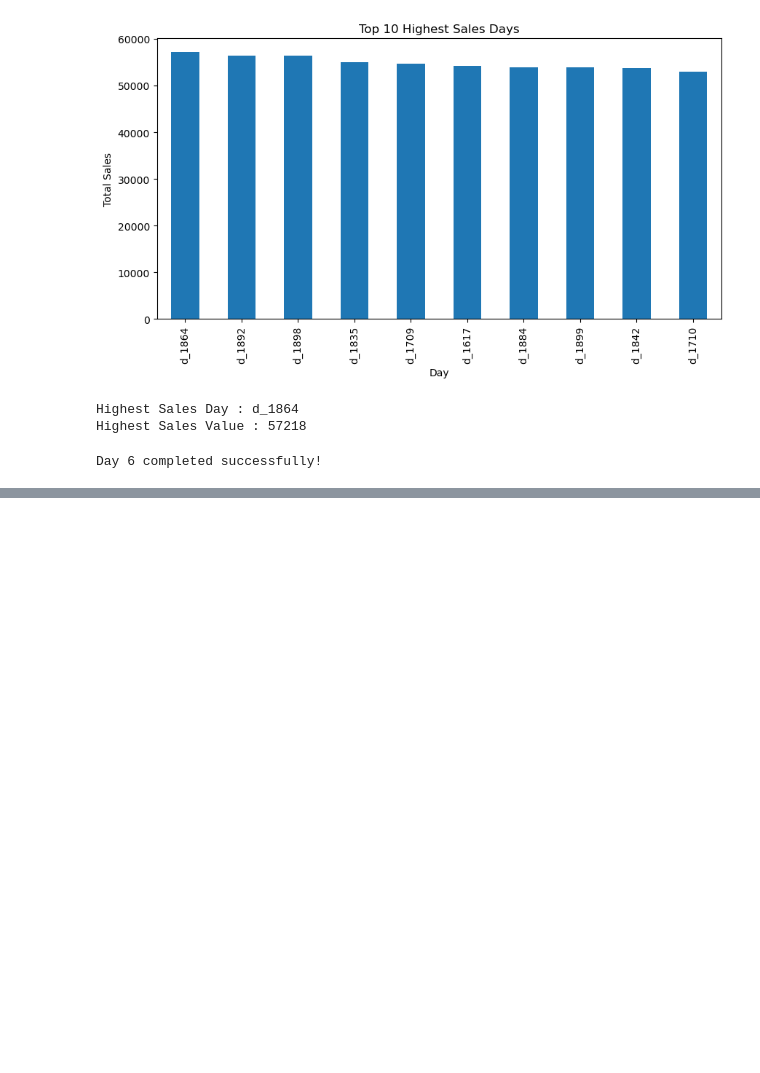
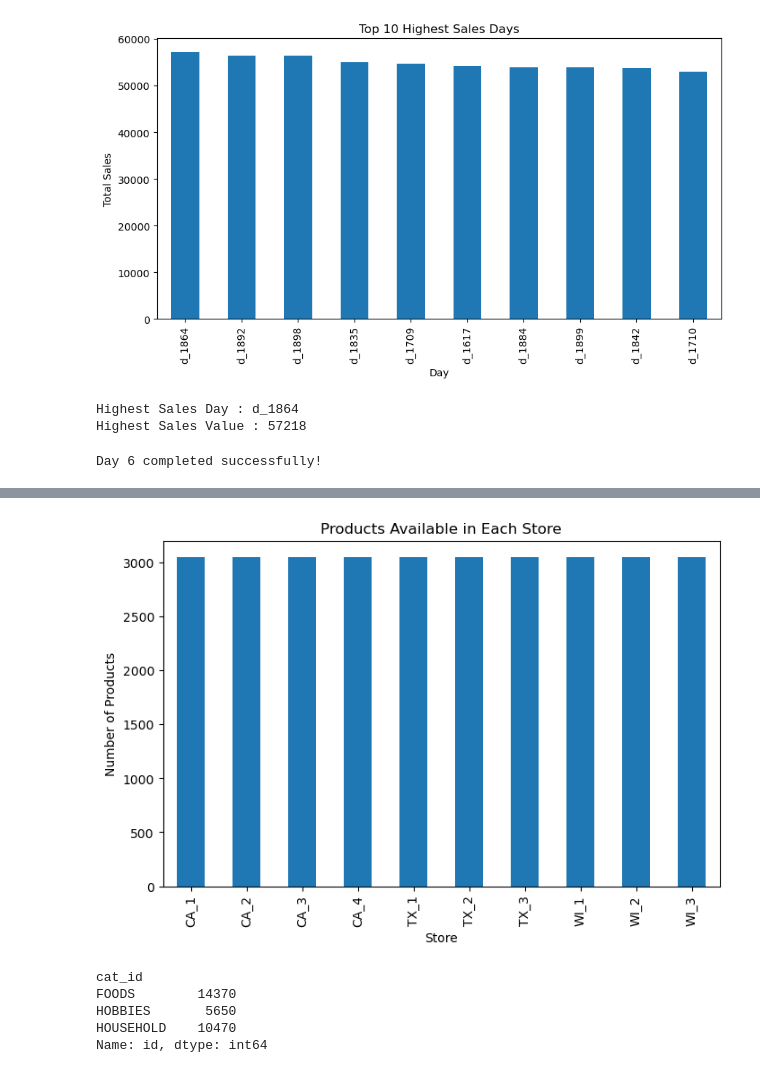
Before and after one commit to PoojaManjunath17/Retail-Demand-Forecasting, a Jupyter notebook: notebooks/Week1_Day1-Copy1.ipynb, the cells around one changed output, grey strips where cells are left out. Cells and saved outputs as stored; diff of their text form; code cells hidden in the pictures; blank space fills up the shorter version.

Commit message:
Week 1 Day 7 - Store and category analysis

```diff
--- a/notebooks/Week1_Day1-Copy1.ipynb
+++ b/notebooks/Week1_Day1-Copy1.ipynb
@@ -713,0 +717,5 @@ Day 6 completed successfully!
+# %%
+# Number of products in each store
+store_sales = sales.groupby("store_id")["id"].count()
+
+print(store_sales)
@@ -713,0 +735,24 @@ Day 6 completed successfully!
+# %%
+import matplotlib.pyplot as plt
+
+plt.figure(figsize=(8,5))
+store_sales.plot(kind="bar")
+
+plt.title("Products Available in Each Store")
+plt.xlabel("Store")
+plt.ylabel("Number of Products")
+
+plt.show()
+# %% [output]
+[figure, added]
+# %%
+# Number of products in each category
+category_sales = sales.groupby("cat_id")["id"].count()
+
+print(category_sales)
+# %% [output]
+cat_id
+FOODS        14370
+HOBBIES       5650
+HOUSEHOLD    10470
+Name: id, dtype: int64
```
Also changed, not shown: parts of 4 cells of this notebook.
